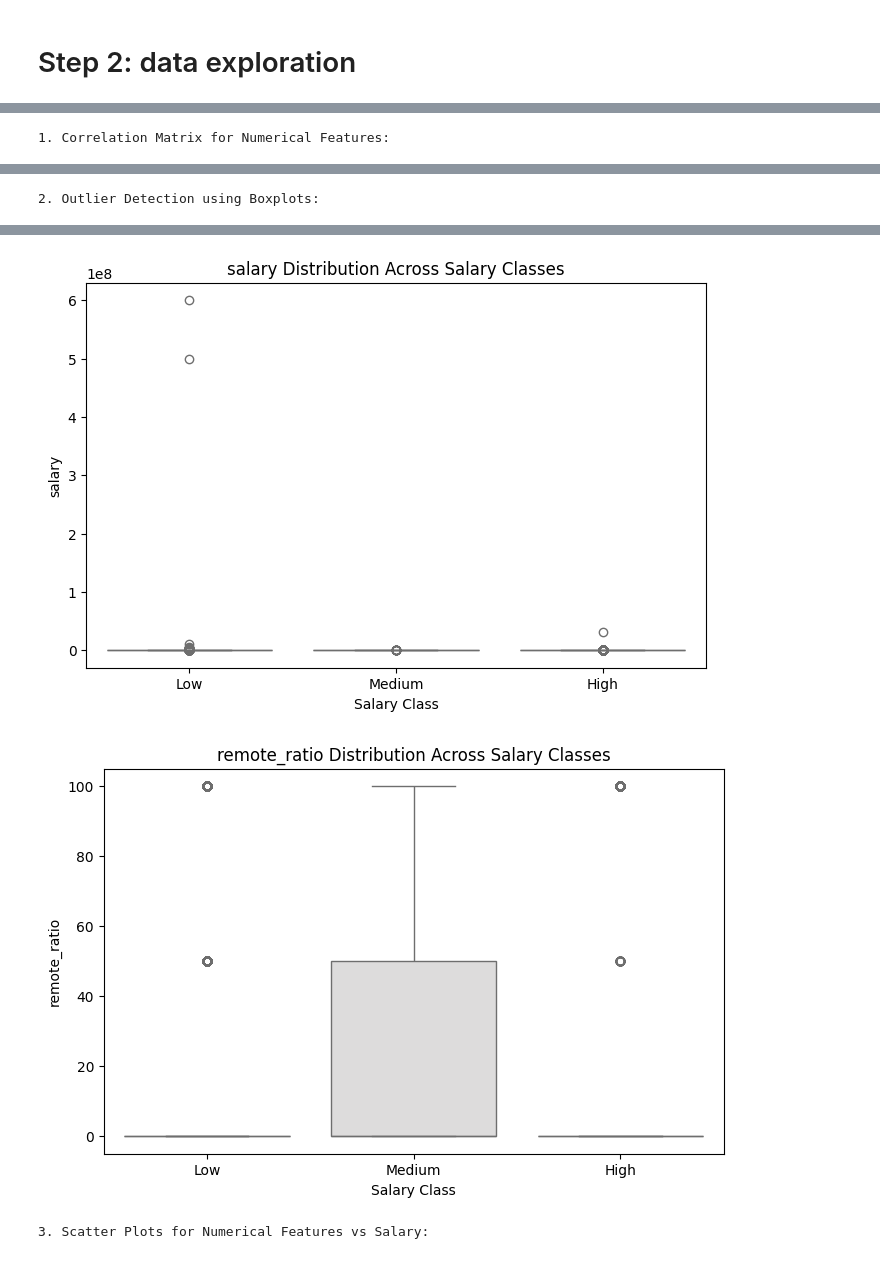
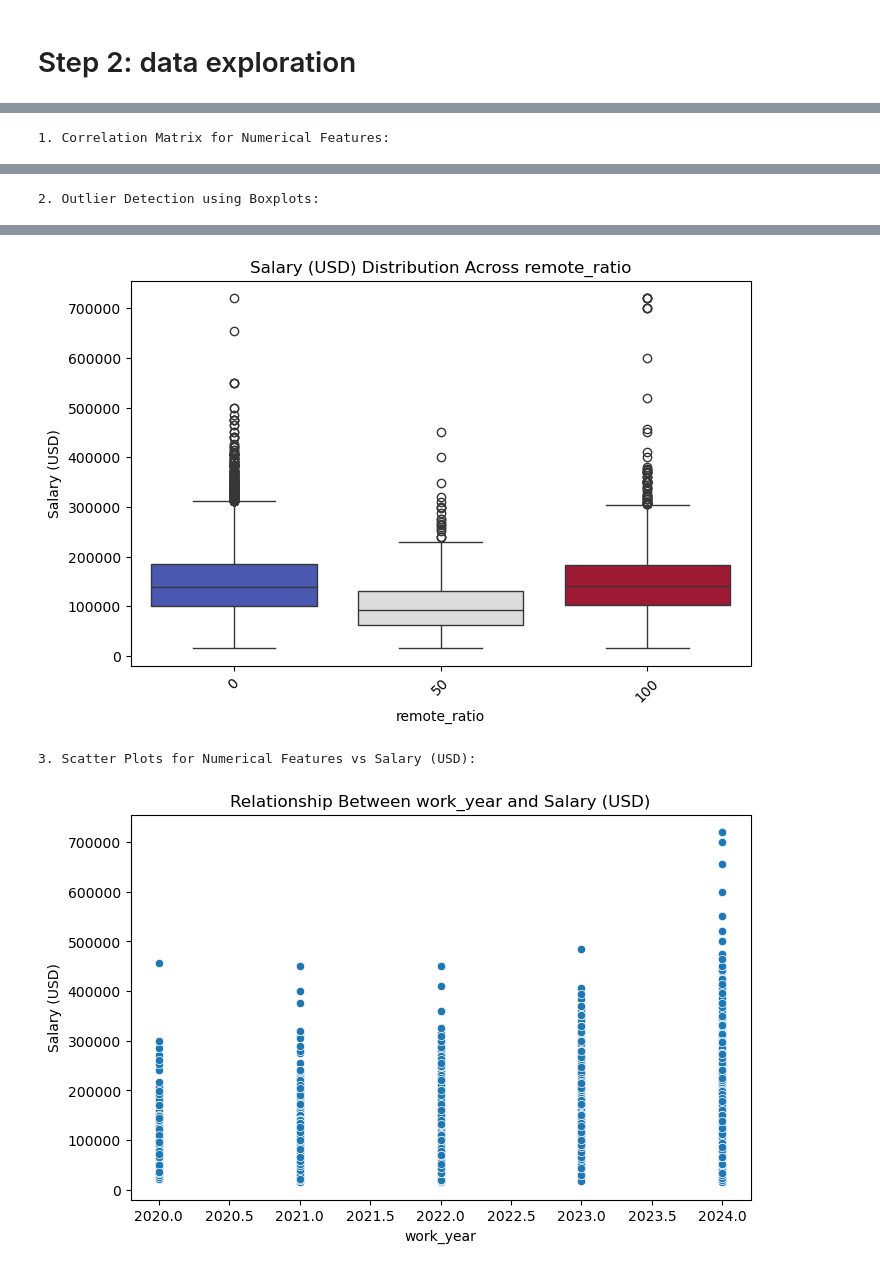
Before and after one commit to isnotJack/AI-project, a Jupyter notebook: test.ipynb, the cells around one changed output, grey strips where cells are left out. Saved outputs shown, nothing was run; the diff lists cells and outputs as text; code cells hidden in the pictures.

Commit message:
started data pre-processing

```diff
--- a/test.ipynb
+++ b/test.ipynb
@@ -310,38 +235,34 @@ sns.heatmap(correlation_matrix, annot=True, cmap='coolwarm', fmt=".2f")
 plt.title("Correlation Matrix of Numerical Features")
 plt.show()
 
-# 2. Outlier Detection using Boxplots (Numerical Features vs Salary_Class)
-# Boxplot for Numerical Features vs Salary_Class
-if 'Salary_Class' in df.columns:
-    print("\n2. Outlier Detection using Boxplots:")
+# 2. Outlier Detection using Boxplots (Numerical Features vs salary_in_usd)
+print("\n2. Outlier Detection using Boxplots:")
 
+for column in numerical_columns:
+    if column == 'salary':
+        continue
+    if column == 'salary_in_usd':
+        continue
+    plt.figure(figsize=(8, 5))
+    sns.boxplot(x=column, y='salary_in_usd', data=df, hue=column, palette='coolwarm', legend=False)
+    plt.title(f"Salary (USD) Distribution Across {column}")
+    plt.xlabel(column)
+    plt.ylabel("Salary (USD)")
+    plt.xticks(rotation=45)
+    plt.show()
+
+# 3. Relationship Between Numerical Features and Target (salary_in_usd)
+print("\n3. Scatter Plots for Numerical Features vs Salary (USD):")
+
+# Scatter plots for salary_in_usd against other numerical features
+if 'salary_in_usd' in df.columns:
     for column in numerical_columns:
-        if column != 'salary_in_usd':  # Exclude the target column itself
+
             plt.figure(figsize=(8, 5))
-            sns.boxplot(x='Salary_Class', y=column, data=df, hue='Salary_Class', palette='coolwarm', legend=False)
-            plt.title(f"{column} Distribution Across Salary Classes")
-            plt.xlabel("Salary Class")
-            plt.ylabel(column)
-            plt.show()
-else:
-    print("\nWarning: 'Salary_Class' not found. Ensure target variable creation is complete.")
-
-
-# 3. Relationship Between Numerical Features and Target
-print("\n3. Scatter Plots for Numerical Features vs Salary:")
-
-# Scatter plots for 'salary_in_usd' against other numerical features
-# Scatter plots for 'salary_in_usd' against other numerical features
-if 'salary_in_usd' in df.columns:
-
-    for column in numerical_columns:
-        if column != 'salary_in_usd':
-            plt.figure(figsize=(8, 5))
-            sns.scatterplot(x=column, y='salary_in_usd', data=df, hue='Salary_Class', palette='viridis', legend='full')
+            sns.scatterplot(x=column, y='salary_in_usd', data=df)
             plt.title(f"Relationship Between {column} and Salary (USD)")
             plt.xlabel(column)
             plt.ylabel("Salary (USD)")
-            plt.legend(title="Salary Class")
             plt.show()
 else:
     print("\nWarning: 'salary_in_usd' not found. Ensure dataset contains salary data.")
@@ -353,3 +274,3 @@ else:
-[figure, old version]
+[figure, new version]
+3. Scatter Plots for Numerical Features vs Salary (USD):
-[figure, old version]
+[figure, new version]
-3. Scatter Plots for Numerical Features vs Salary:
```
Also changed, not shown: parts of 27 cells of this notebook, 1 other file.
